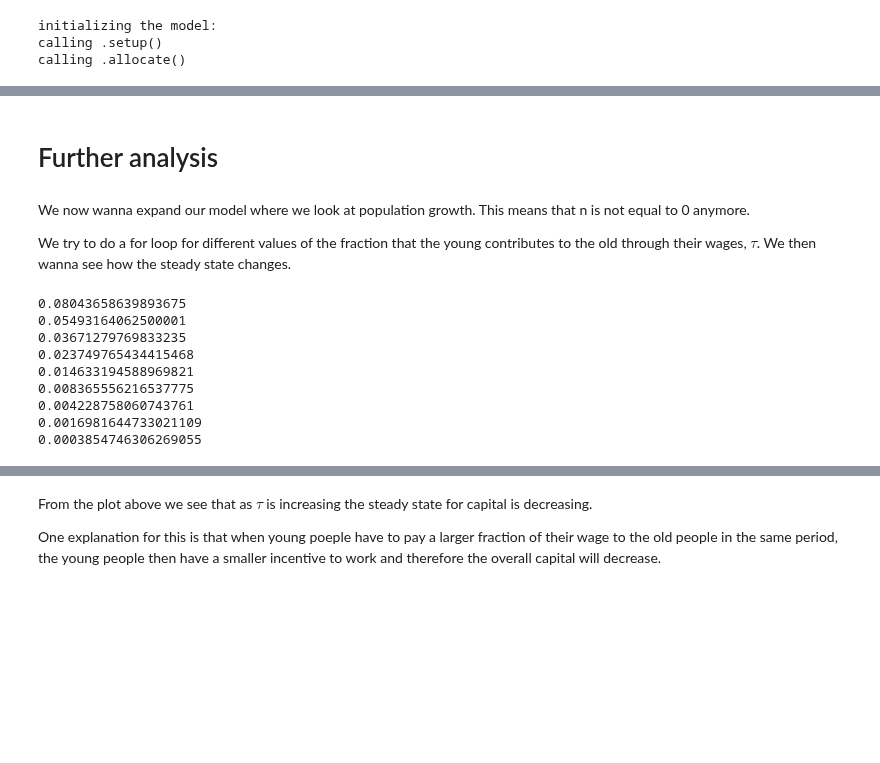
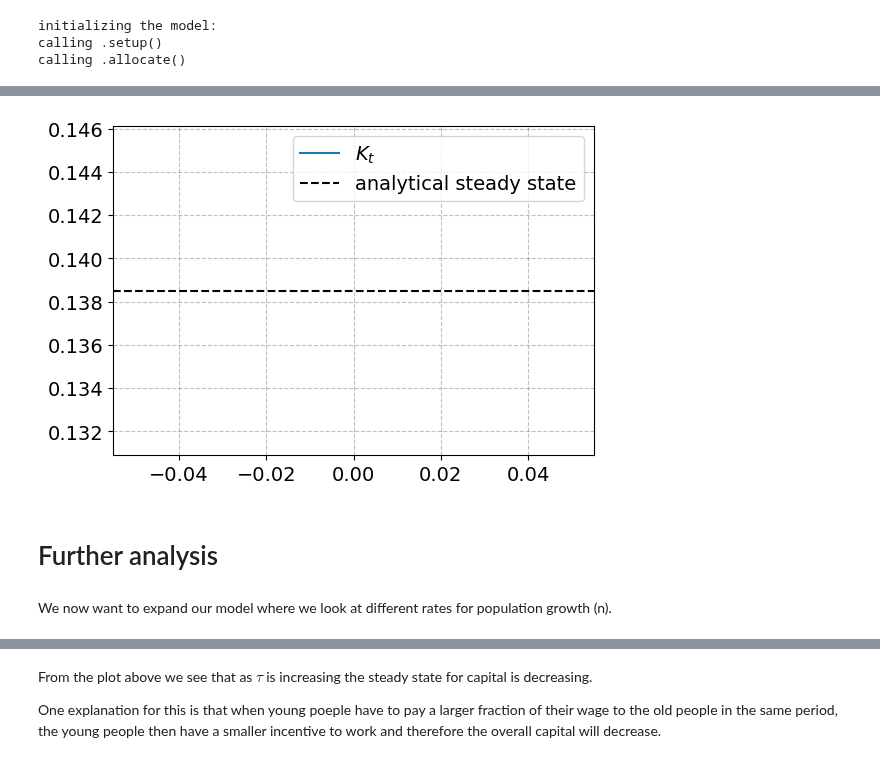
Before and after one commit to NumEconCopenhagen/projects-2023-julie-ida-ida, a Jupyter notebook: modelproject/modelproject.ipynb, the cells around one changed output, grey strips where cells are left out. Drawn from its saved outputs; the diff is of its cells as text; code cells hidden in the pictures; blank space fills up the shorter version.

```diff
--- a/modelproject/modelproject.ipynb
+++ b/modelproject/modelproject.ipynb
@@ -157,6 +207,9 @@ Since we are using a OLG model we know that convergence is not a problem.
 from modelproject import modelclass
 
 model = modelclass()
+
+par = model.par
+sim = model.sim
 # %% [output]
 initializing the model:
 calling .setup()
@@ -168,33 +230,33 @@ Therefore, we have not included this since it would give us an error give, when
+# %%
+par.rho = 0.66
+kss_test = ((1-par.alpha)/((1+par.n)*(2+par.rho)))**(1/(1-par.alpha))
+# %%
+fig = plt.figure(figsize=(6,6/1.5))
+ax = fig.add_subplot(1,1,1)
+ax.plot(model.sim.K,label=r'$K_{t}$')
+ax.axhline(kss_test,ls='--',color='black',label='analytical steady state')
+ax.legend(frameon=True)
+fig.tight_layout()
+K_lag_old = model.sim.K.copy()
+# %% [output]
+[figure, added]
 # %% [markdown]
 # Further analysis
-# %% [markdown]
-We now wanna expand our model where we look at population growth. This means that n is not equal to 0 anymore.
-
-We try to do a for loop for different values of the fraction that the young contributes to the old through their wages, $\tau$. We then wanna see how the steady state changes.
+# %% [markdown]
+We now want to expand our model where we look at different rates for population growth (n).
 # %%
-n = 0.5
-taus = [0.1, 0.2, 0.3, 0.4, 0.5, 0.6, 0.7, 0.8, 0.9]
+n = [0.01, 0.02, 0.03, 0.04, 0.05]
 
 # Creating an empty list to store the values of steady state
 solution = []
 
-for tau in taus:
-    f_a = lambda k1: (1/(2+rho))*(1-alpha)*A*k1**alpha*(1-tau)-tau*((1+rho)/(2+rho))*((1-alpha)/alpha)*k1
+for n in ns:
+    f_a = lambda k1: (A*(1-alpha)*k**alpha)/((1+n)*(2+rho))
     f_b = lambda k2: (1+n)*f_a(k2)
     f_c = lambda k3: k3 - f_b(k3)
     res1 = optimize.root_scalar(f_c,bracket=[1e-10,10],method='brentq') # i py-filen bruger han bisect?
     solution.append(res1.root)
     print(res1.root)
-# %% [output]
-0.08043658639893675
-0.05493164062500001
-0.03671279769833235
-0.023749765434415468
-0.014633194588969821
-0.008365556216537775
-0.004228758060743761
-0.0016981644733021109
-0.0003854746306269055
 # %%
 # Creating figure
 def plot_tau():
```
Also changed, not shown: parts of 13 cells of this notebook, 2 other files.
